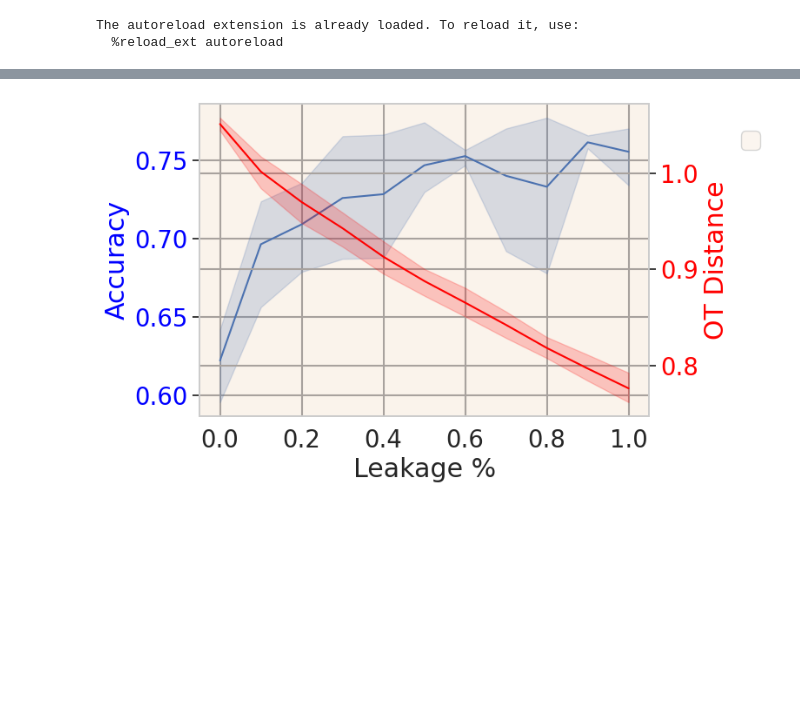
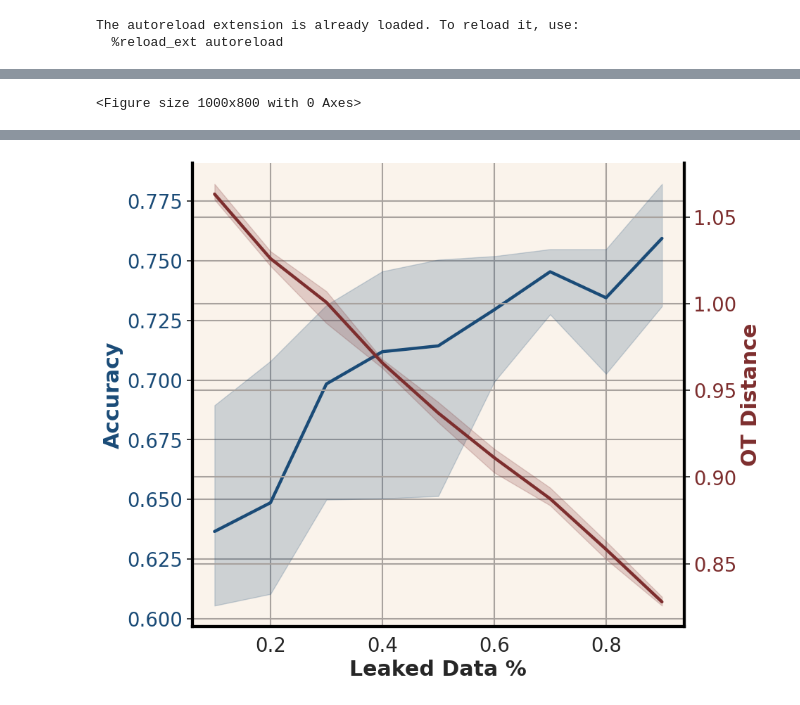
Before and after one commit to jxmorris12/reverse-training, a Jupyter notebook: nbs/2025_03_26_Leakage.ipynb, the cells around one changed output, grey strips where cells are left out. Cells and saved outputs as stored; diff of their text form; code cells hidden in the pictures; blank space fills up the shorter version.

```diff
--- a/nbs/2025_03_26_Leakage.ipynb
+++ b/nbs/2025_03_26_Leakage.ipynb
@@ -15,6 +15,6 @@ import os
 
 
 HOME_DIR = "/home/jxm/reverse-training"
-df = load_results_as_df(os.path.join(HOME_DIR, "results", "03-26-exp-leakage-4"))
+df = load_results_as_df(os.path.join(HOME_DIR, "results", "03-26-exp-leakage-5"))
 df["seed_dataset_size"] = df["select_seed_dataset"].str.extract(r"(\d+)").astype(int)
 # %% [output]
@@ -84,7 +82,7 @@ def extract_size(prefix: str, x: str):
 df["nq_size"] = df["select_seed_dataset"].apply(functools.partial(extract_size, "nq"))
 df["ag_news_size"] = df["select_seed_dataset"].apply(functools.partial(extract_size, "ag_news"))
 
-df["ratio"] = 1.0 - df["nq_size"] / df["nq_size"].max()
+df["ratio"] = 1.0 - df["nq_size"] / (10_000 + df["nq_size"])
 df["ratio"].value_counts()
 # %% [output]
 ratio
@@ -103,28 +119,79 @@ Name: count, dtype: int64
 # %%
+# test line graph
+import seaborn as sns
+import matplotlib.pyplot as plt
+
+from utils.plot_utils import _init_plot
+
+grid_color = "#A8A29E"
+color1 = "#1A4B77"
+color2 = "#7D2E2E"
+line_width = 3.2
+
+
+_init_plot()
+
 dv_cols = ["ratio"]
-iv_cols = ["evaluation_best_eval_accuracy", "dataset_full_ot_distance"]
+# iv_cols = ["evaluation_best_eval_accuracy", "dataset_full_ot_distance"]
+iv_cols = ["evaluation_best_eval_accuracy", "dataset_containment_similarity_examples"]
 
 
 # Final results: dataset size 1000, batch fill strategy is not bottomk
-fig, ax1 = plt.subplots(figsize=(8, 5))
+fig, ax1 = plt.subplots(figsize=(10, 8))
+sns.set_theme(style="whitegrid",
+    font_scale=1.8, #font=font_name,
+    context="notebook",
+    rc={
+        "axes.facecolor": (250/255, 243/255, 235/255, 1.0),
+        "grid.color": grid_color,
+        "grid.linewidth": 1.5
+    },
+)
 
 # Plot first line (accuracy) on primary y-axis
 dfg = df[df["select_batch_fill_strategy"] == "topk_balanced"]
-sns.lineplot(data=dfg, x="ratio", y="evaluation_best_eval_accuracy", ax=ax1)
-ax1.set_xlabel('Leakage %')
-ax1.set_ylabel('Accuracy', color='blue')
-ax1.tick_params(axis='y', labelcolor='blue')
+sns.lineplot(data=dfg, x="ratio", y="evaluation_best_eval_accuracy", lw=line_width, ax=ax1, color=color1)
+ax1.set_xlabel('Leaked Data %', fontweight="bold", labelpad=4)
+ax1.set_ylabel('Accuracy', color=color1, fontweight="bold", labelpad=4)
+ax1.tick_params(axis='y', labelcolor=color1)
 
 # Create secondary y-axis and plot second line (OT distance)
 ax2 = ax1.twinx()
-sns.lineplot(data=df, x="ratio", y="dataset_full_ot_distance", ax=ax2, color="red")
-ax2.set_ylabel('OT Distance', color='red')
-ax2.tick_params(axis='y', labelcolor='red')
+sns.lineplot(data=dfg, x="ratio", y="dataset_full_ot_distance", ax=ax2, lw=line_width, color=color2)
+ax2.set_ylabel('OT Distance', color=color2, fontweight="bold", labelpad=4)
+ax2.tick_params(axis='y', labelcolor=color2)
 
-# Add title and legend
-fig.legend(loc='upper right', bbox_to_anchor=(1, 0.9))
+
+for ax in [ax1, ax2]:
+    ax.spines['top'].set_visible(False)
+    # ax.spines['right'].set_visible(False)
+    # Customize ticks
+    # ax.xaxis.set_ticks_position('bottom')
+    # ax.yaxis.set_ticks_position('left')
+    border_width = 3.0
+    border_color = 'black'
+    ax.spines['top'].set_linewidth(border_width)
+    ax.spines['top'].set_edgecolor(border_color)
+    ax.spines['right'].set_linewidth(border_width)
+    ax.spines['right'].set_edgecolor(border_color)
+    ax.spines['left'].set_linewidth(border_width)
+    ax.spines['left'].set_edgecolor(border_color)
+    ax.spines['bottom'].set_linewidth(border_width)
+    ax.spines['bottom'].set_edgecolor(border_color)
+
+    # remove leg
+    try:
+        ax.get_legend().remove()
+    except AttributeError:
+        continue
 
 plt.tight_layout()
+plt.savefig(
+    "/home/jxm/reverse-training/figures/leakage.pdf",
+    format='pdf',
+    bbox_inches='tight',
+    dpi=300,
+)
 plt.show()
 # %% [output]
 findfont: Font family 'Helvetica Neue LT Pro' not found.
@@ -144,3 +211,4 @@ findfont: Font family 'Helvetica Neue LT Pro' not found.
 findfont: Font family 'Helvetica Neue LT Pro' not found.
 findfont: Font family 'Helvetica Neue LT Pro' not found.
 findfont: Font family 'Helvetica Neue LT Pro' not found.
+<Figure size 1000x800 with 0 Axes>
@@ -147 +232 @@ findfont: Font family 'Helvetica Neue LT Pro' not found.
-[figure, old version]
+[figure, new version]
```
Also changed, not shown: parts of 6 cells of this notebook, 10 other files.
